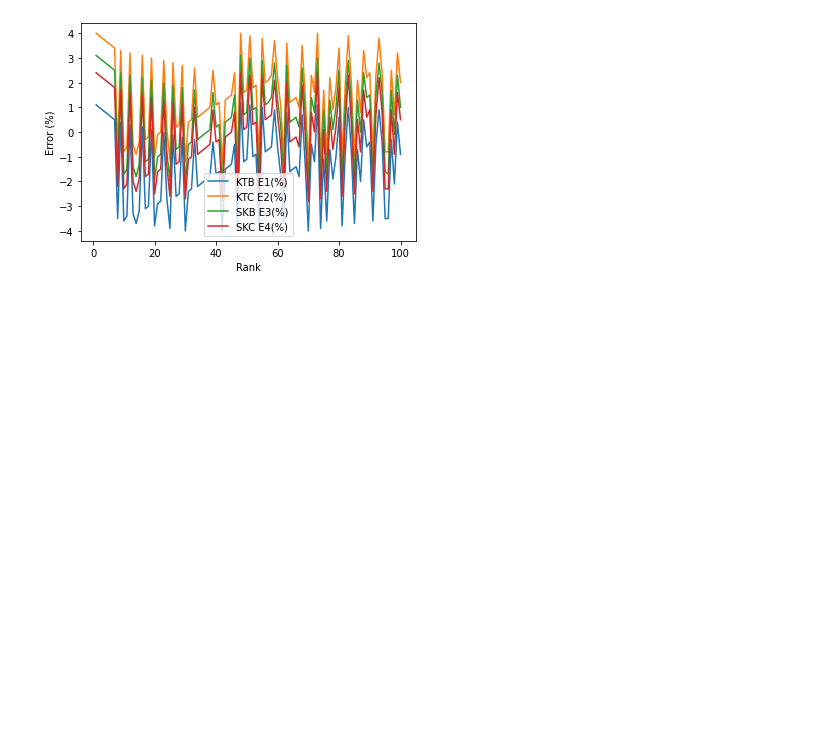
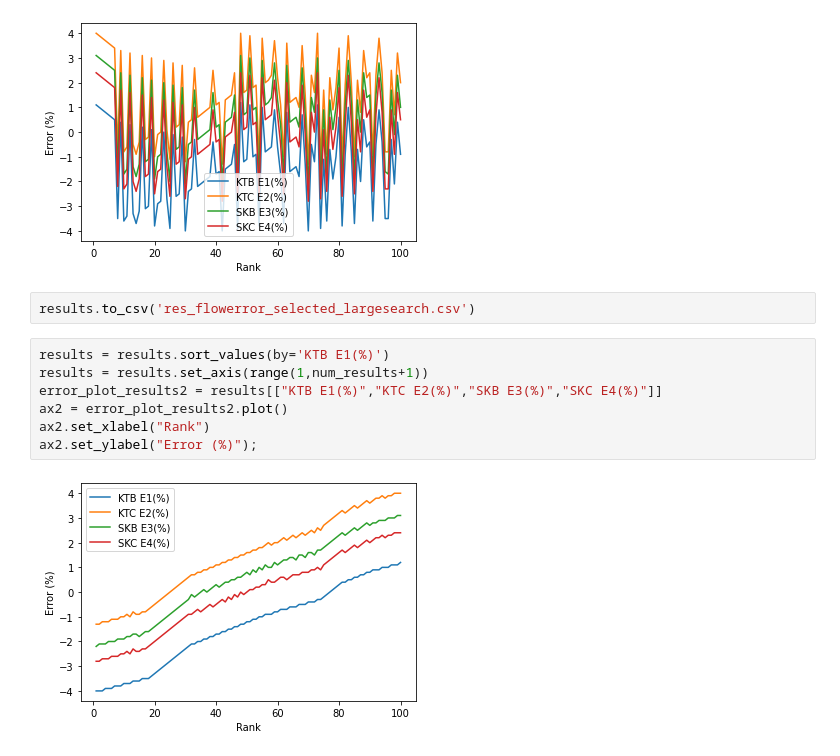
Before and after one commit to darylyong/Flow-Error, a Jupyter notebook: flowerror_selected_largesearch.ipynb, the cells around one changed output. Cells and saved outputs as stored; diff of their text form; blank space fills up the shorter version.

```diff
--- a/flowerror_selected_largesearch.ipynb
+++ b/flowerror_selected_largesearch.ipynb
@@ -129,3 +129,14 @@ ax.set_xlabel("Rank")
 ax.set_ylabel("Error (%)");
 # %% [output]
 [figure]
+# %%
+results.to_csv('res_flowerror_selected_largesearch.csv')
+# %%
+results = results.sort_values(by='KTB E1(%)')
+results = results.set_axis(range(1,num_results+1))
+error_plot_results2 = results[["KTB E1(%)","KTC E2(%)","SKB E3(%)","SKC E4(%)"]]
+ax2 = error_plot_results2.plot()
+ax2.set_xlabel("Rank")
+ax2.set_ylabel("Error (%)");
+# %% [output]
+[figure, added]
```
Also changed, not shown: parts of 2 cells of this notebook.
